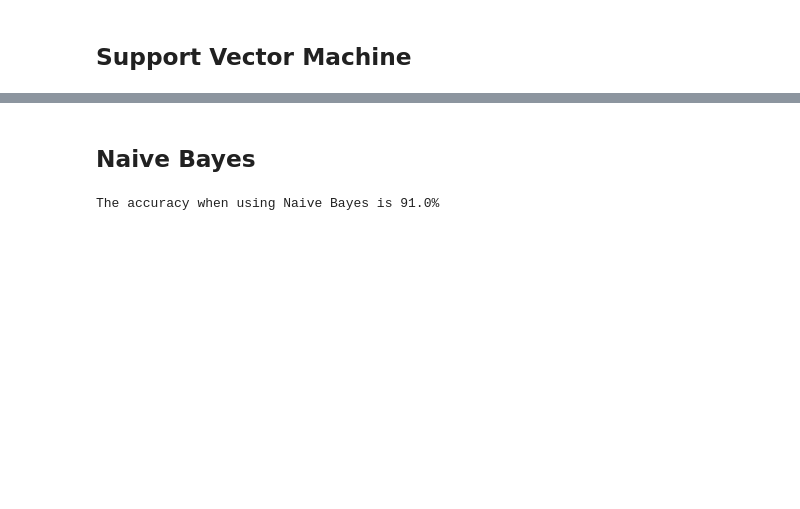
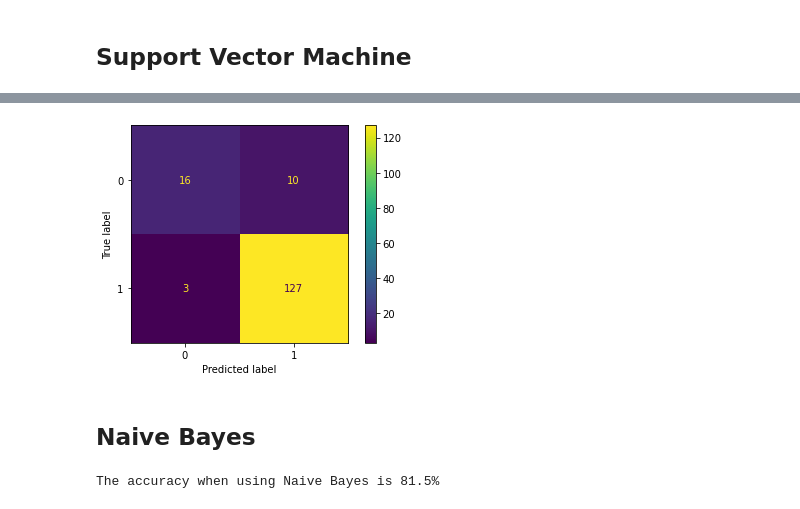
Before and after one commit to lamld203844/Biomedical-Segmentation, a Jupyter notebook: assignment-1.ipynb, the cells around one changed output, grey strips where cells are left out. Drawn from its saved outputs; the diff is of its cells as text; code cells hidden in the pictures; blank space fills up the shorter version.

```diff
--- a/assignment-1.ipynb
+++ b/assignment-1.ipynb
@@ -341,3 +381,7 @@ The accuracy when using SVM is 91.9%
+# %%
+plot_confusion_matrix(model)
+# %% [output]
+[figure, added]
 # %% [markdown]
 ## Naive Bayes
 # %%
@@ -347,10 +391,10 @@ from sklearn.model_selection import cross_val_score
 model = GaussianNB()
 
 # 5-fold cross-validation
-cv_scores = cross_val_score(model, X_train, y_train,
+cv_scores = cross_val_score(model, X, y,
                            cv=5,
                            scoring='accuracy')
 accu = round(cv_scores.mean()*100, 1)
 print(f'The accuracy when using Naive Bayes is {accu}%')
 # %% [output]
-The accuracy when using Naive Bayes is 91.0%
+The accuracy when using Naive Bayes is 81.5%
```
Also changed, not shown: parts of 15 cells of this notebook.
